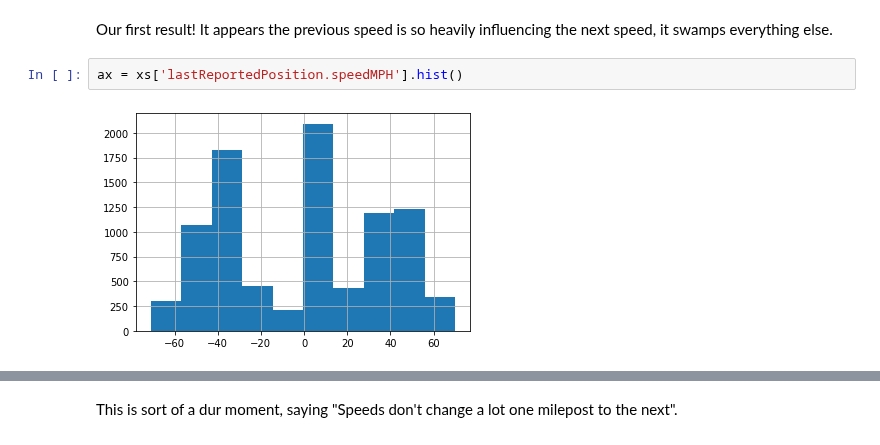
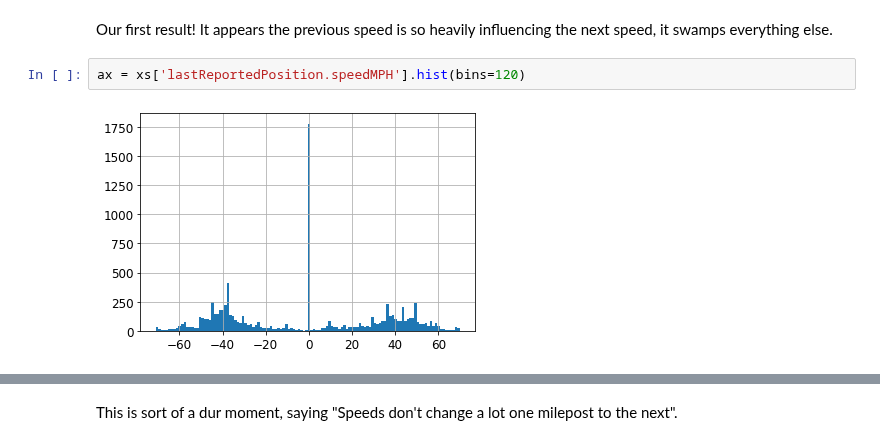
Before and after one commit to swicklund/hackathon, a Jupyter notebook: MLModel1.ipynb, the cells around one changed output, grey strips where cells are left out. Saved outputs shown, nothing was run; the diff lists cells and outputs as text.

```diff
--- a/MLModel1.ipynb
+++ b/MLModel1.ipynb
@@ -373,9 +458,9 @@ fi[:10]
 # %% [markdown]
 Our first result! It appears the previous speed is so heavily influencing the next speed, it swamps everything else.
 # %%
-ax = xs['lastReportedPosition.speedMPH'].hist()
+ax = xs['lastReportedPosition.speedMPH'].hist(bins=120)
 # %% [output]
-[figure, old version]
+[figure, new version]
 # %%
 from sklearn.inspection import plot_partial_dependence
 
```
Also changed, not shown: parts of 30 cells of this notebook.
